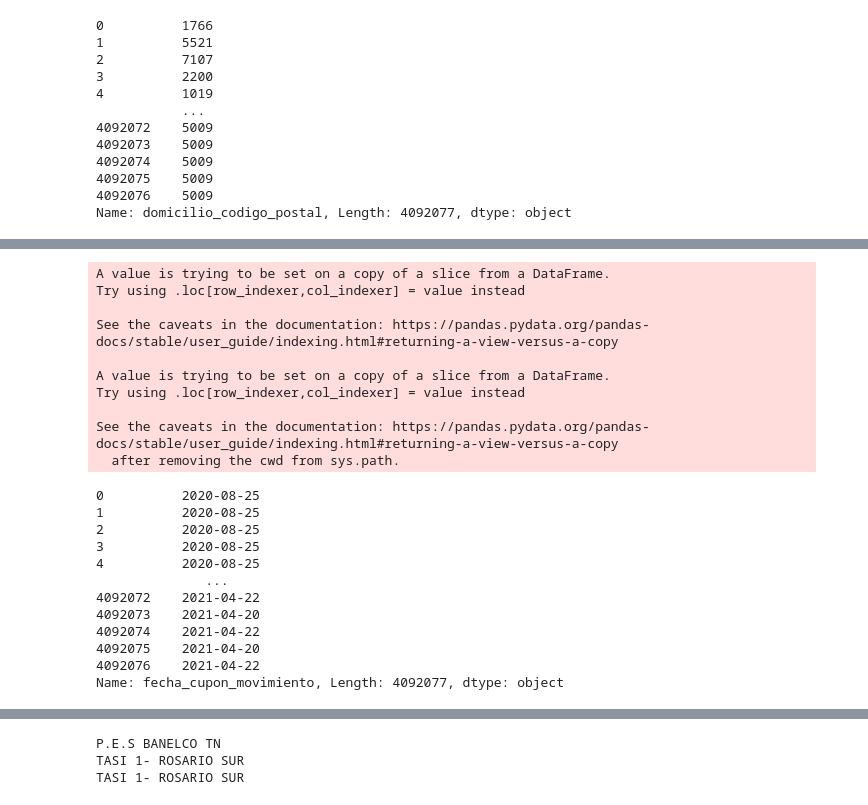
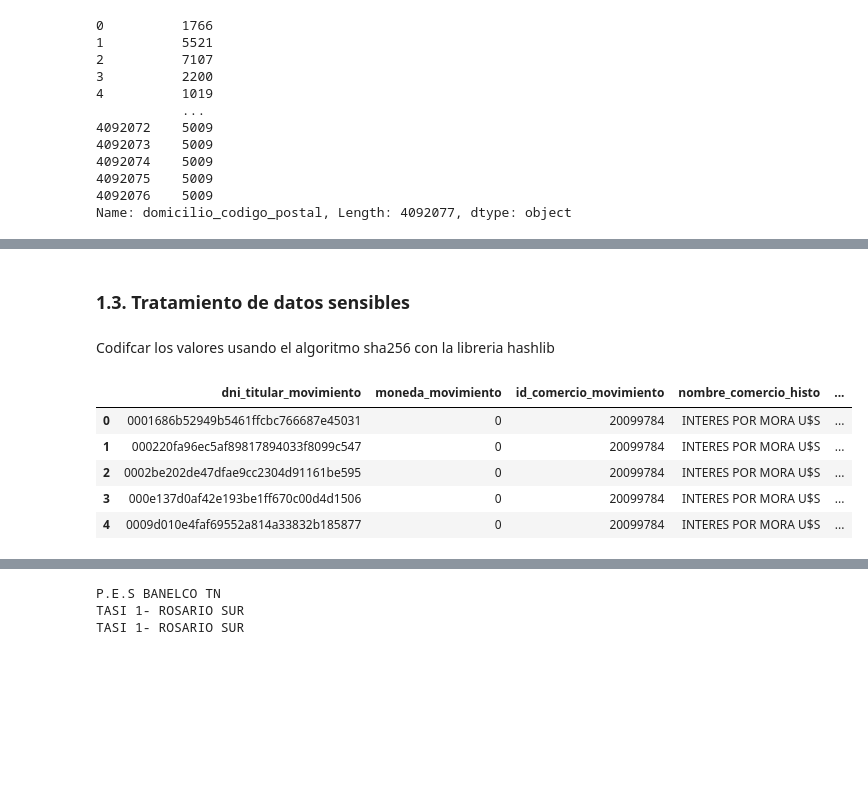
Before and after one commit to JIBarrionuevoGaltier/DiploDatos_2021_Mentoria_Grupo_2, a Jupyter notebook: notebooks_tp2/Trabajo Práctico 2.ipynb, the cells around one changed output, grey strips where cells are left out. Cells and saved outputs as stored; diff of their text form; code cells hidden in the pictures; blank space fills up the shorter version.

```diff
--- a/notebooks_tp2/Trabajo Práctico 2.ipynb
+++ b/notebooks_tp2/Trabajo Práctico 2.ipynb
@@ -270,32 +223,0 @@ dtype: int64
-# %%
-for col in col_fechas:
-    df_fchs[col] = pd.to_datetime(df_fchs[col])
-for col in col_fechas:
-    df_fchs[col] = df_fchs[col].dt.date
-    #df_fchs_samp[col] = df_fchs_samp[col].dt.date
-# %% [output]
-A value is trying to be set on a copy of a slice from a DataFrame.
-Try using .loc[row_indexer,col_indexer] = value instead
-
-See the caveats in the documentation: https://pandas.pydata.org/pandas-docs/stable/user_guide/indexing.html#returning-a-view-versus-a-copy
-
-A value is trying to be set on a copy of a slice from a DataFrame.
-Try using .loc[row_indexer,col_indexer] = value instead
-
-See the caveats in the documentation: https://pandas.pydata.org/pandas-docs/stable/user_guide/indexing.html#returning-a-view-versus-a-copy
-  after removing the cwd from sys.path.
-# %%
-df_fchs["fecha_cupon_movimiento"]
-# %% [output]
-0          2020-08-25
-1          2020-08-25
-2          2020-08-25
-3          2020-08-25
-4          2020-08-25
-              ...
-4092072    2021-04-22
-4092073    2021-04-20
-4092074    2021-04-22
-4092075    2021-04-20
-4092076    2021-04-22
-Name: fecha_cupon_movimiento, Length: 4092077, dtype: object
@@ -303,0 +224,13 @@ df.loc[:,col_fechas] = df_fchs
+# %% [markdown]
+### 1.3. Tratamiento de datos sensibles
+# %% [markdown]
+Codifcar los valores usando el algoritmo sha256 con la libreria hashlib
+# %%
+df.head()
+# %% [output]
+|  | dni_titular_movimiento | moneda_movimiento | id_comercio_movimiento | nombre_comercio_histo | ... |
+| 0 | 0001686b52949b5461ffcbc766687e45031 | 0 | 20099784 | INTERES POR MORA U$S | ... |
+| 1 | 000220fa96ec5af89817894033f8099c547 | 0 | 20099784 | INTERES POR MORA U$S | ... |
+| 2 | 0002be202de47dfae9cc2304d91161be595 | 0 | 20099784 | INTERES POR MORA U$S | ... |
+| 3 | 000e137d0af42e193be1ff670c00d4d1506 | 0 | 20099784 | INTERES POR MORA U$S | ... |
+| 4 | 0009d010e4faf69552a814a33832b185877 | 0 | 20099784 | INTERES POR MORA U$S | ... |
```
Also changed, not shown: parts of 60 cells of this notebook.
